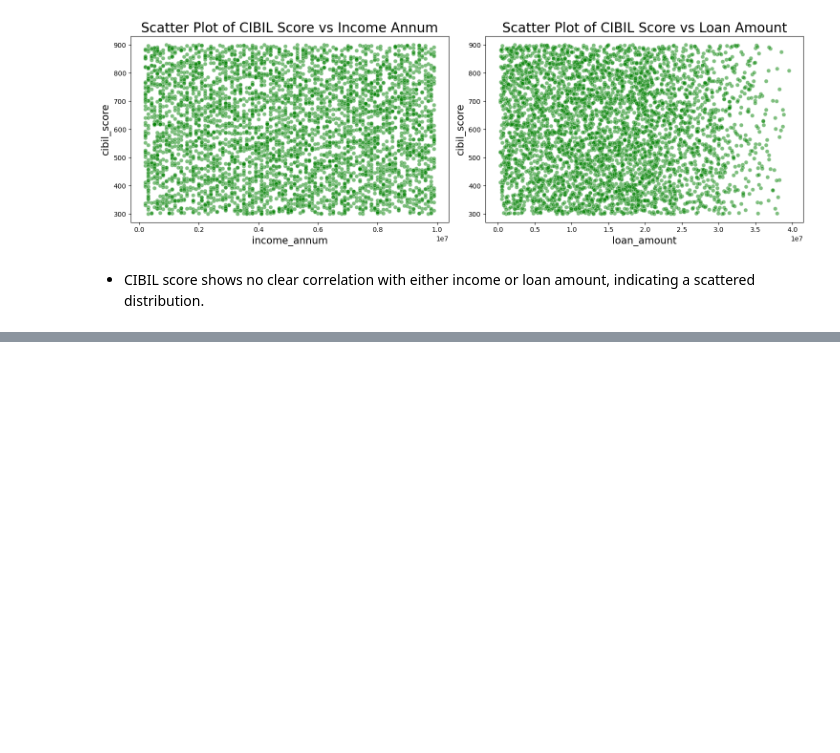
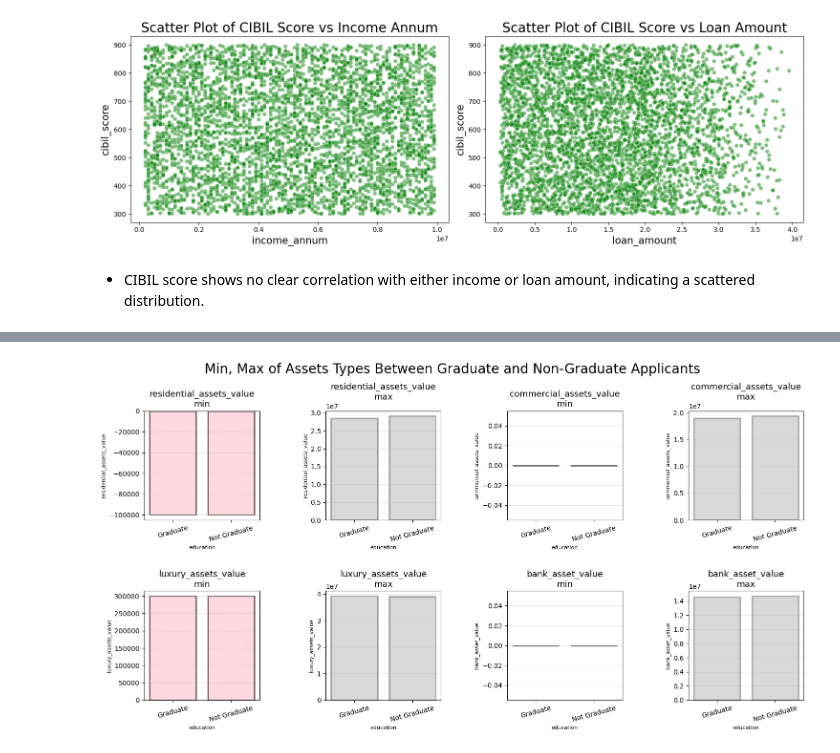
Before and after one commit to Rajdeep-Patil/Loan-Approval-Prediction, a Jupyter notebook: notebook/EDA_loan_approval.ipynb, the cells around one changed output, grey strips where cells are left out. Saved outputs shown, nothing was run; the diff lists cells and outputs as text; code cells hidden in the pictures; blank space fills up the shorter version.

```diff
--- a/notebook/EDA_loan_approval.ipynb
+++ b/notebook/EDA_loan_approval.ipynb
@@ -493,0 +527,3 @@ plt.show()
+# %%
+df_min_max_assets_education = df.groupby('education')[['residential_assets_value','commercial_assets_value','luxury_assets_value','bank_asset_value']].agg(['min','max']).reset_index()
+df_min_max_assets_education
@@ -493,0 +535,25 @@ plt.show()
+# %%
+count=1
+plt.figure(figsize=(15,8))
+plt.suptitle("Min, Max of Assets Types Between Graduate and Non-Graduate Applicants",fontsize=20)
+for col in ['residential_assets_value','commercial_assets_value','luxury_assets_value','bank_asset_value']:
+    plt.subplot(2,4,count)
+    plt.bar(df_min_max_assets_education['education'],df_min_max_assets_education[col]['min'],color='pink',alpha=0.6,edgecolor='black',linewidth=2)
+    plt.title(f"{col}\nmin",fontsize=13)
+    plt.xlabel('education',fontsize=8)
+    plt.ylabel(f'{col}',fontsize=8)
+    plt.grid(axis='y',alpha=0.3)
+    plt.xticks(rotation=15)
+    count+=1
+    plt.subplot(2,4,count)
+    plt.bar(df_min_max_assets_education['education'],df_min_max_assets_education[col]['max'],color='gray',alpha=0.3,edgecolor='black',linewidth=2)
+    plt.title(f"{col}\nmax",fontsize=13)
+    plt.xlabel('education',fontsize=8)
+    plt.ylabel(f'{col}',fontsize=8)
+    plt.grid(axis='y',alpha=0.3)
+    plt.xticks(rotation=15)
+    count+=1
+plt.tight_layout(w_pad=5,h_pad=3)
+plt.show()
+# %% [output]
+[figure, added]
```
Also changed, not shown: parts of 58 cells of this notebook.
